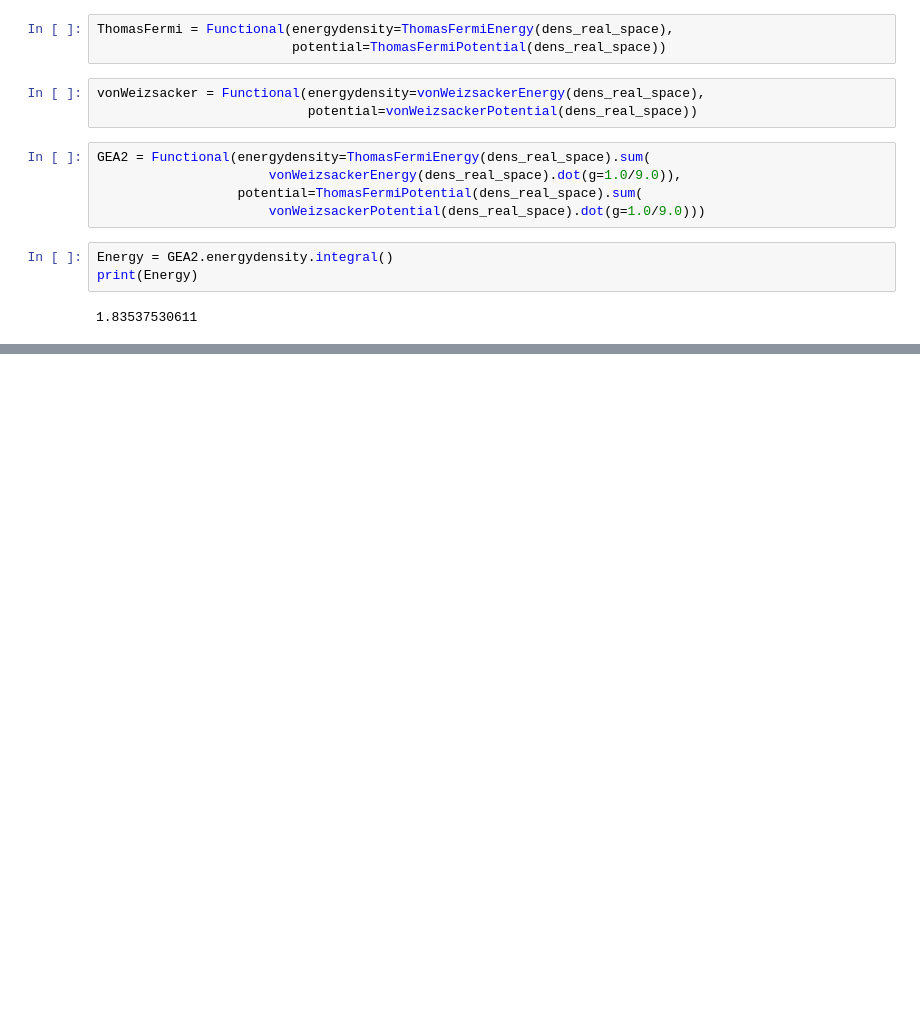
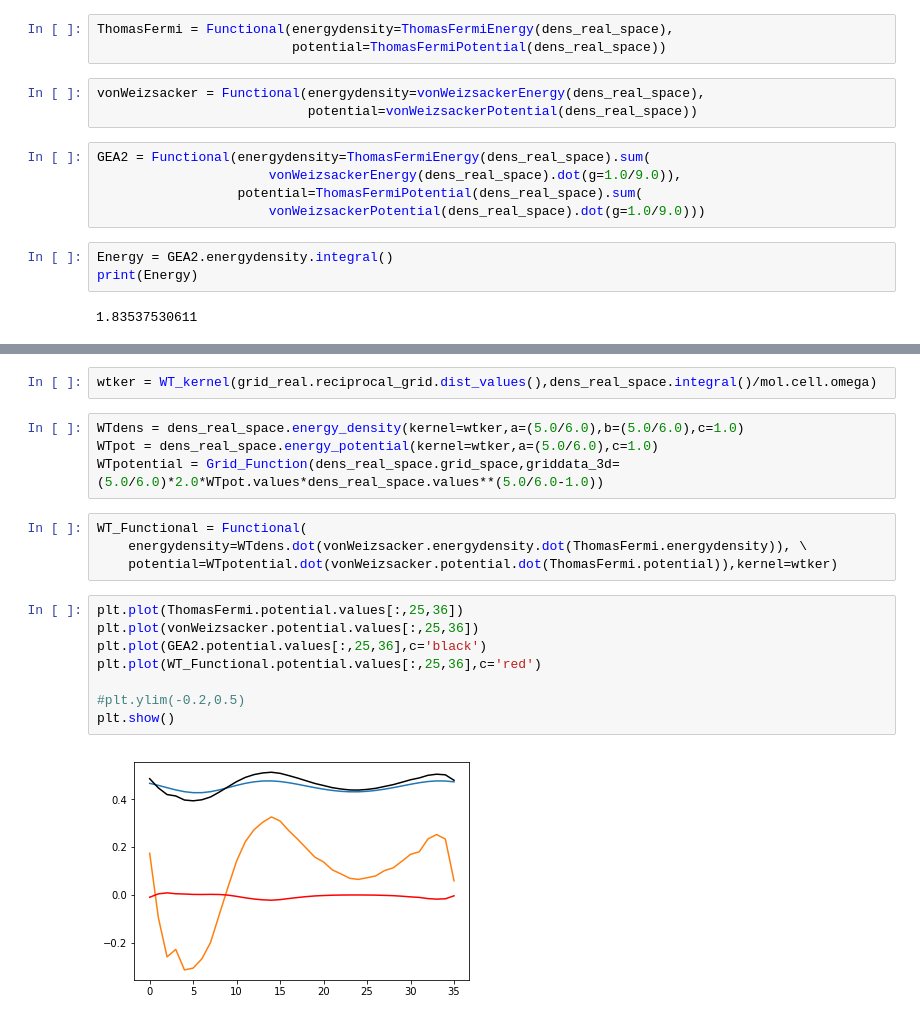
Before and after one commit to alesgenova/pbcpy, a Jupyter notebook: notebooks/Functionals_prototyping.ipynb, the cells around one changed output, grey strips where cells are left out. Cells and saved outputs as stored; diff of their text form; blank space fills up the shorter version.

```diff
--- a/notebooks/Functionals_prototyping.ipynb
+++ b/notebooks/Functionals_prototyping.ipynb
@@ -58,0 +175,20 @@ print(Energy)
+# %%
+wtker = WT_kernel(grid_real.reciprocal_grid.dist_values(),dens_real_space.integral()/mol.cell.omega)
+# %%
+WTdens = dens_real_space.energy_density(kernel=wtker,a=(5.0/6.0),b=(5.0/6.0),c=1.0)
+WTpot = dens_real_space.energy_potential(kernel=wtker,a=(5.0/6.0),c=1.0)
+WTpotential = Grid_Function(dens_real_space.grid_space,griddata_3d=(5.0/6.0)*2.0*WTpot.values*dens_real_space.values**(5.0/6.0-1.0))
+# %%
+WT_Functional = Functional(
+    energydensity=WTdens.dot(vonWeizsacker.energydensity.dot(ThomasFermi.energydensity)), \
+    potential=WTpotential.dot(vonWeizsacker.potential.dot(ThomasFermi.potential)),kernel=wtker)
+# %%
+plt.plot(ThomasFermi.potential.values[:,25,36])
+plt.plot(vonWeizsacker.potential.values[:,25,36])
+plt.plot(GEA2.potential.values[:,25,36],c='black')
+plt.plot(WT_Functional.potential.values[:,25,36],c='red')
+
+#plt.ylim(-0.2,0.5)
+plt.show()
+# %% [output]
+[figure, added]
```
Also changed, not shown: parts of 11 cells of this notebook, 2 other files.
